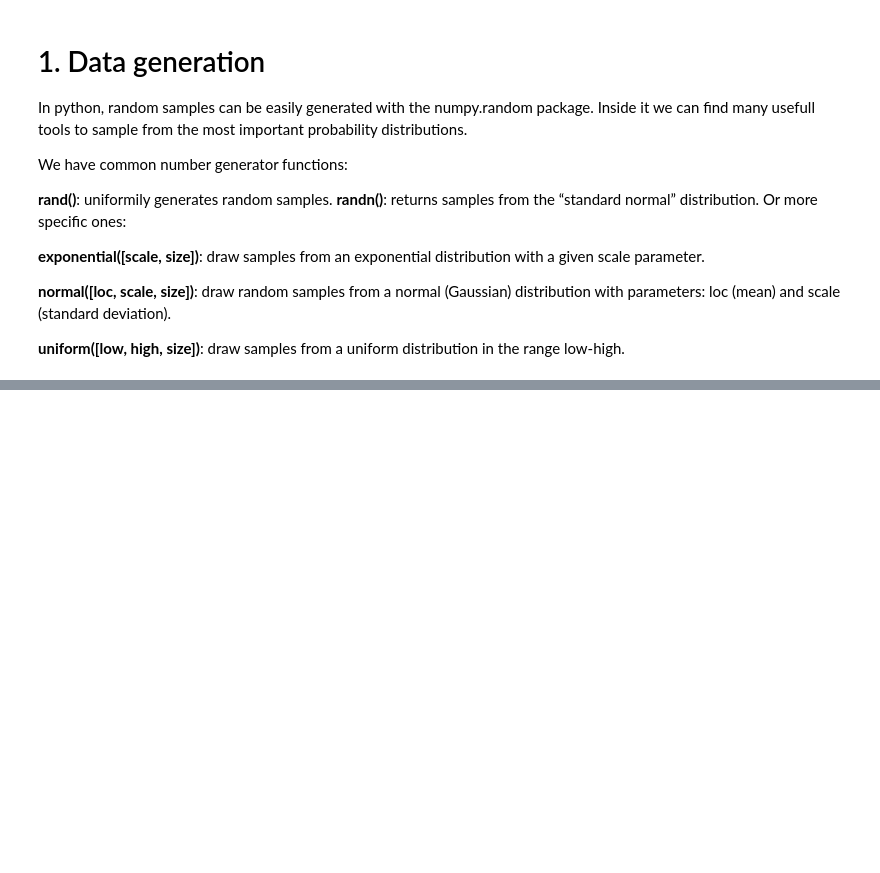
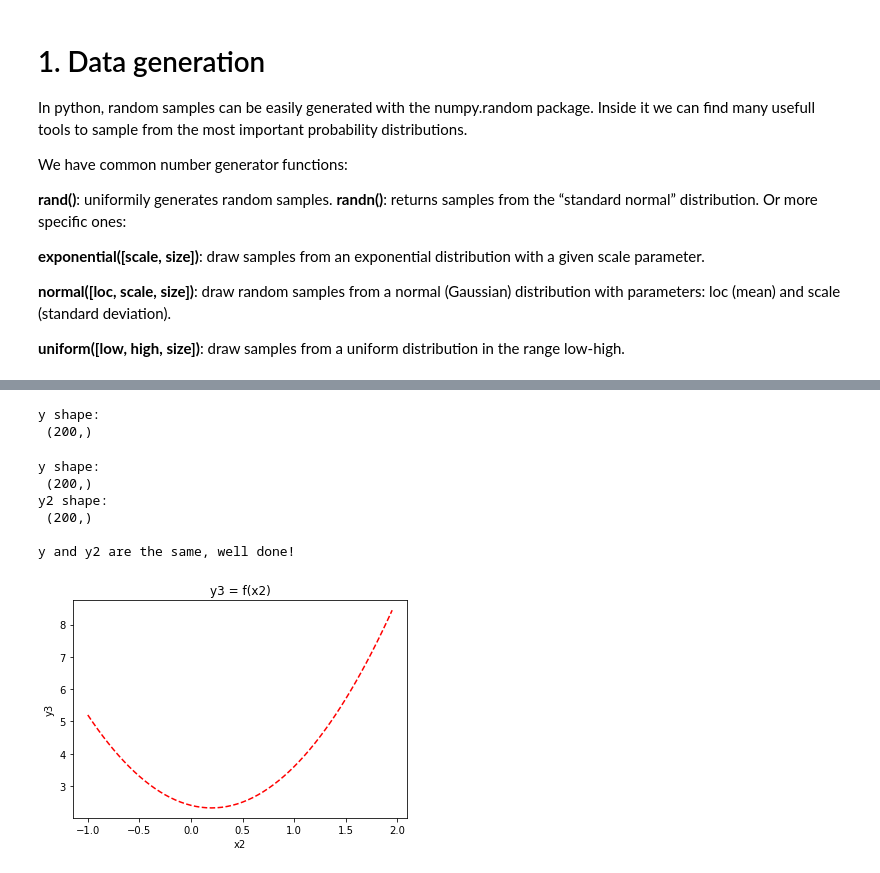
Before and after one commit to pedroagreda/TMD, a Jupyter notebook: ApuntesIntro3Data.ipynb, the cells around one changed output, grey strips where cells are left out. Saved outputs shown, nothing was run; the diff lists cells and outputs as text; code cells hidden in the pictures; blank space fills up the shorter version.

```diff
--- a/ApuntesIntro3Data.ipynb
+++ b/ApuntesIntro3Data.ipynb
@@ -138,0 +228,15 @@ plt.show()
+# %%
+#Exercises
+# 1. Generate a random vector x, taking 200 samples of a uniform distribution, defined in the
+# [-2,2] interval.
+
+# x = <FILL IN>
+x = 4*np.random.rand(200) - 2 #de esta forma estan entre -2 y 2
+
+# 2. Create a weights vector w, in which w[0] = 2.4, w[1] = -0.8 and w[2] = 1.
+# w = <FILL IN>
+w = np.array([2.4, -0.8, 2])
+
+print('x shape:\n',x.shape)
+print('\nw:\n', w)
+print('w shape:\n', w.shape)
@@ -138,0 +251,57 @@ plt.show()
+# %%
+# 2. Obtain the vector y whose samples are obtained by the polynomial
+# w_2*x^2 + w_1*x + w_0.
+
+y = w[0] + w[1]*x + w[2]*(x**2)
+# y = <FILL IN>
+
+print('y shape:\n',y.shape)
+# %% [output]
+y shape:
+ (200,)
+# %%
+# 3. You probably obtained the previous vector as a sum of different terms.
+# If so, try to obtain y again (and name it y2) as a product of a matrix X and
+#a vector w. Then, check that both methods lead to the same result (be careful
+# with shapes).
+
+# (hint: w will remain the same, but now X has to be constructed in a way that
+# the dot product of X and w is consistent).
+
+
+# X = <FILL IN>
+# y2 = <FILL IN>
+X = np.array([np.ones((len(x),)), x, x**2]).T  #np.ones(size, type: default: float64)  w[0] + w[1]*x + w[2]*(x**2)
+y2= X.dot(w)
+print('y shape:\n',y.shape)
+print('y2 shape:\n',y2.shape)
+
+if(np.array_equal(y,y2)):
+  print('\ny and y2 are the same, well done!')
+else:
+  print('\nOops, something went wrong, try again!')
+# %% [output]
+y shape:
+ (200,)
+y2 shape:
+ (200,)
+
+y and y2 are the same, well done!
+# %%
+# 4. Define x2 as a range vector, going from -1 to 2, in steps of 0.05. Then,
+# obtain y3 as w_2*x^2 + w_1*x + w_0 and plot the result using a red dashed line
+# (--).
+
+#x2 = <FILL IN>
+x2 = np.arange(-1, 2, 0.05)
+#y3 = <FILL IN>
+y3 = w[0] + w[1]*x2 + w[2]*(x2**2)
+fig1 = plt.figure()
+#plt.plot(<FILL IN>)
+plt.plot(x2,y3,'r--')
+plt.title('y3 = f(x2)')
+plt.ylabel('y3')
+plt.xlabel('x2')
+plt.show()
+# %% [output]
+[figure, added]
```
Also changed, not shown: parts of 10 cells of this notebook.
